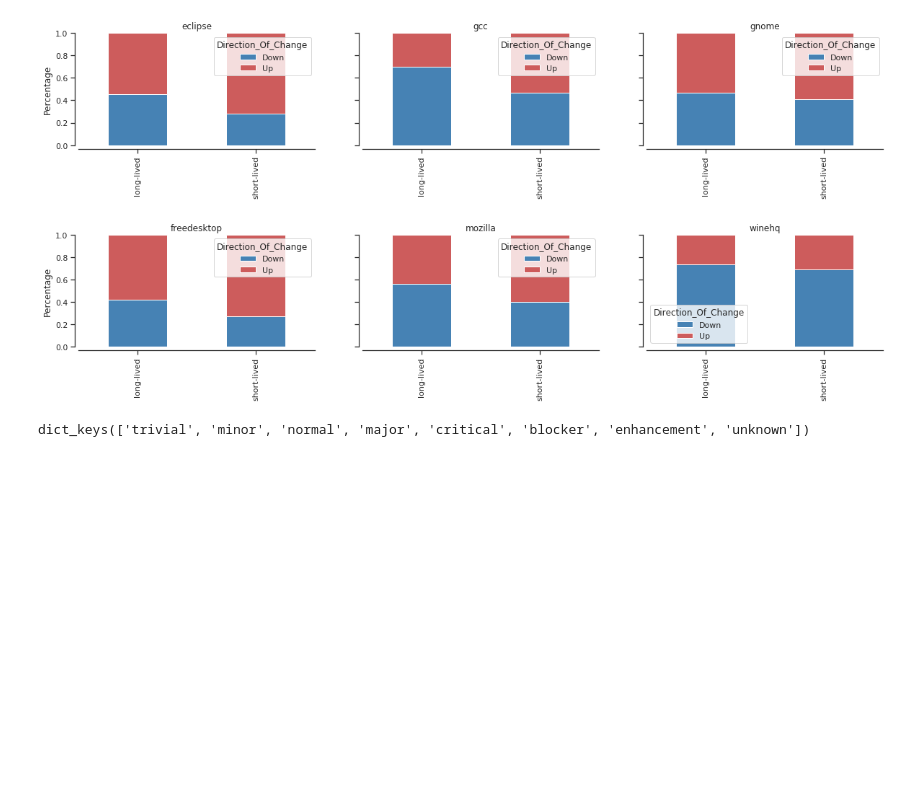
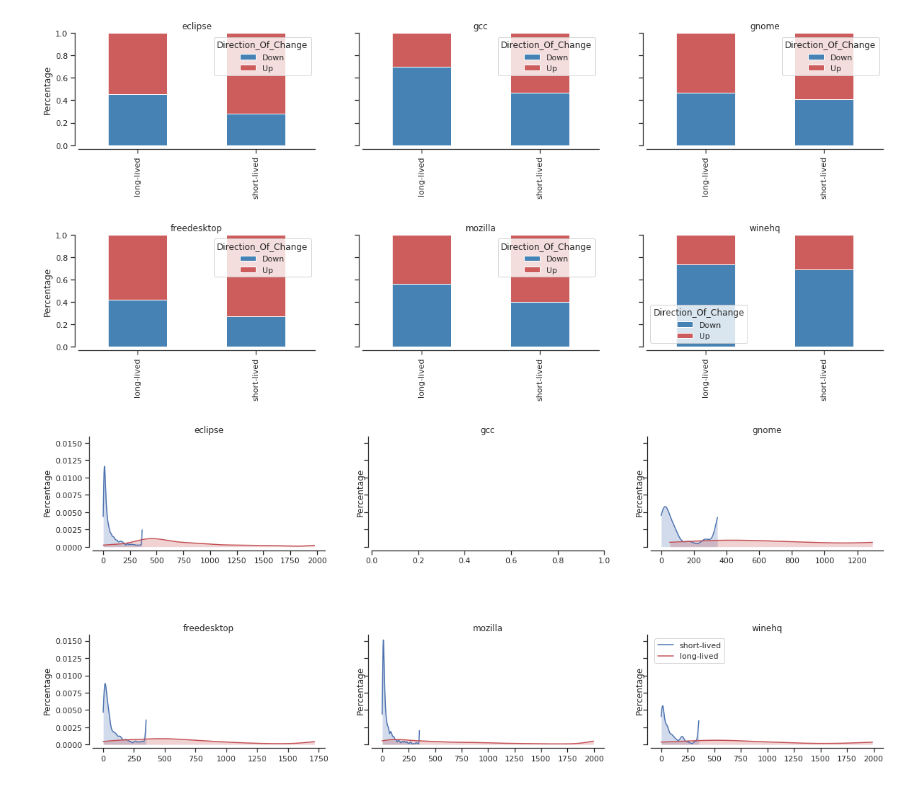
Before and after one commit to gomesluiz/my-doctorate, a Jupyter notebook: long-lived-bug-prediction/notebooks/20190912_long_lived_prediction_rq2_data_analysis.ipynb, the cells around one changed output. Drawn from its saved outputs; the diff is of its cells as text; code cells hidden in the pictures; blank space fills up the shorter version.

```diff
--- a/long-lived-bug-prediction/notebooks/20190912_long_lived_prediction_rq2_data_analysis.ipynb
+++ b/long-lived-bug-prediction/notebooks/20190912_long_lived_prediction_rq2_data_analysis.ipynb
@@ -454,7 +479,7 @@ plt.subplots_adjust(hspace=0.8)
 sns.despine(offset=5)
 severity_palette=color=["steelblue", "indianred"]
 for project, ax in zip(projects, axes.flatten()):
-    severity_changes_data_by_project = severity_changes_data.loc[severity_changes_data['project']==project]
+    severity_changes_data_by_project = severity_changes_data.loc[severity_changes_data['project']==project, :]
     severity_changes_data_grouped = severity_changes_data_by_project.groupby("long_lived?")['Direction_Of_Change'].value_counts(normalize=True).unstack()
     severity_changes_data_grouped.plot(kind='bar', stacked='True', color=severity_palette, ax=ax)
     ax.set(title=project, xlabel="", ylabel="Percentage")
@@ -465,7 +490,3 @@ A value is trying to be set on a copy of a slice from a DataFrame
 See the caveats in the documentation: http://pandas.pydata.org/pandas-docs/stable/indexing.html#indexing-view-versus-copy
   # Remove the CWD from sys.path while we load stuff.
 [figure]
-# %%
-print(severity_levels.keys())
-# %% [output]
-dict_keys(['trivial', 'minor', 'normal', 'major', 'critical', 'blocker', 'enhancement', 'unknown'])
@@ -486,0 +493,22 @@ assignee_changes_data.loc[((assignee_changes_data['Days_To_Change'] > 365) & (as
+# %%
+unassignees_by_project = {'eclipse': 'inbox', 'freedesktop': 'bugs', 'gcc': 'unassignee', 'gnome': 'bugs', 'mozilla':'nobody', 'winehq': 'bugs'}
+
+#
+assignee_changes_data = bug_reports_history_merged[bug_reports_history_merged['What'] == 'assignee']
+assignee_changes_data.loc[:, 'When'] = pd.to_datetime(assignee_changes_data.loc[:, 'When'], format='%Y-%m-%d')
+assignee_changes_data.loc[:, 'resolution_date'] = pd.to_datetime(assignee_changes_data['resolution_date'], format='%Y-%m-%d')
+assignee_changes_data.loc[:, 'Bug_Fix_Net_Time'] = (assignee_changes_data['resolution_date'] - assignee_changes_data['When']).dt.days
+assignee_changes_data = assignee_changes_data[assignee_changes_data['Bug_Fix_Net_Time'] > 0]
+#
+fig, axes = plt.subplots(2, 3, sharey=True, figsize=(20,8))
+plt.subplots_adjust(hspace=0.8)
+sns.despine(offset=5)
+for project, ax in zip(projects, axes.flatten()):
+    by_project = assignee_changes_data.loc[assignee_changes_data['project']==project]
+    by_project = by_project[bug_reports_history_merged['Removed'].str.find(unassignees_by_project[project]) != -1]
+    g = sns.kdeplot(by_project.loc[by_project['long_lived?'] == 'short-lived'].Bug_Fix_Net_Time, legend=False, shade=True, color="b",cut= 0, clip=(0,2000), ax=ax)
+    g = sns.kdeplot(by_project.loc[by_project['long_lived?'] == 'long-lived'].Bug_Fix_Net_Time, legend=False, shade=True, color="r",cut= 0, clip=(0,2000), ax=ax)
+    ax.set(title=project, xlabel="", ylabel="Percentage")
+    plt.legend(title='', loc='upper left', labels=['short-lived', 'long-lived'])
+# %% [output]
+[figure, added]
```
Also changed, not shown: parts of 13 cells of this notebook.
